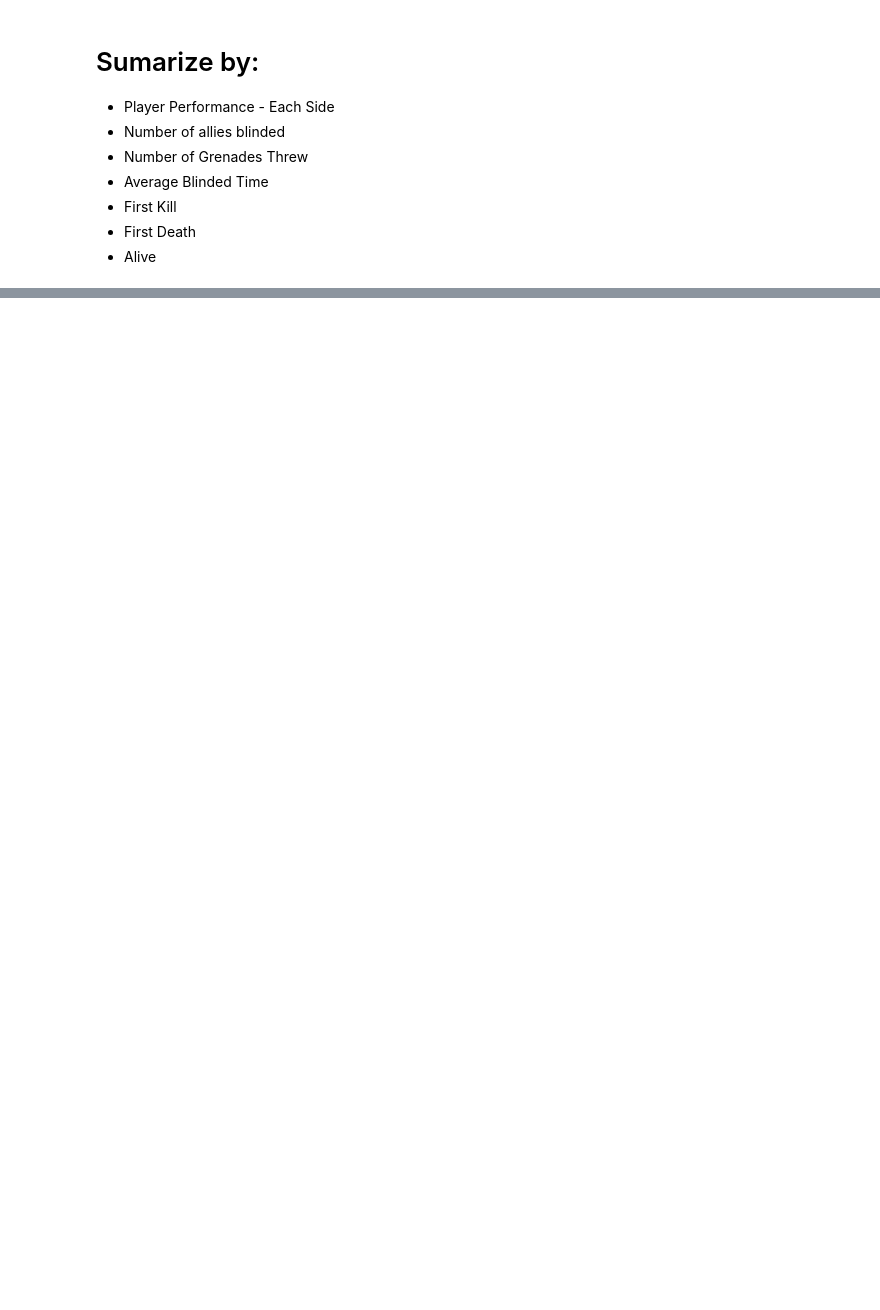
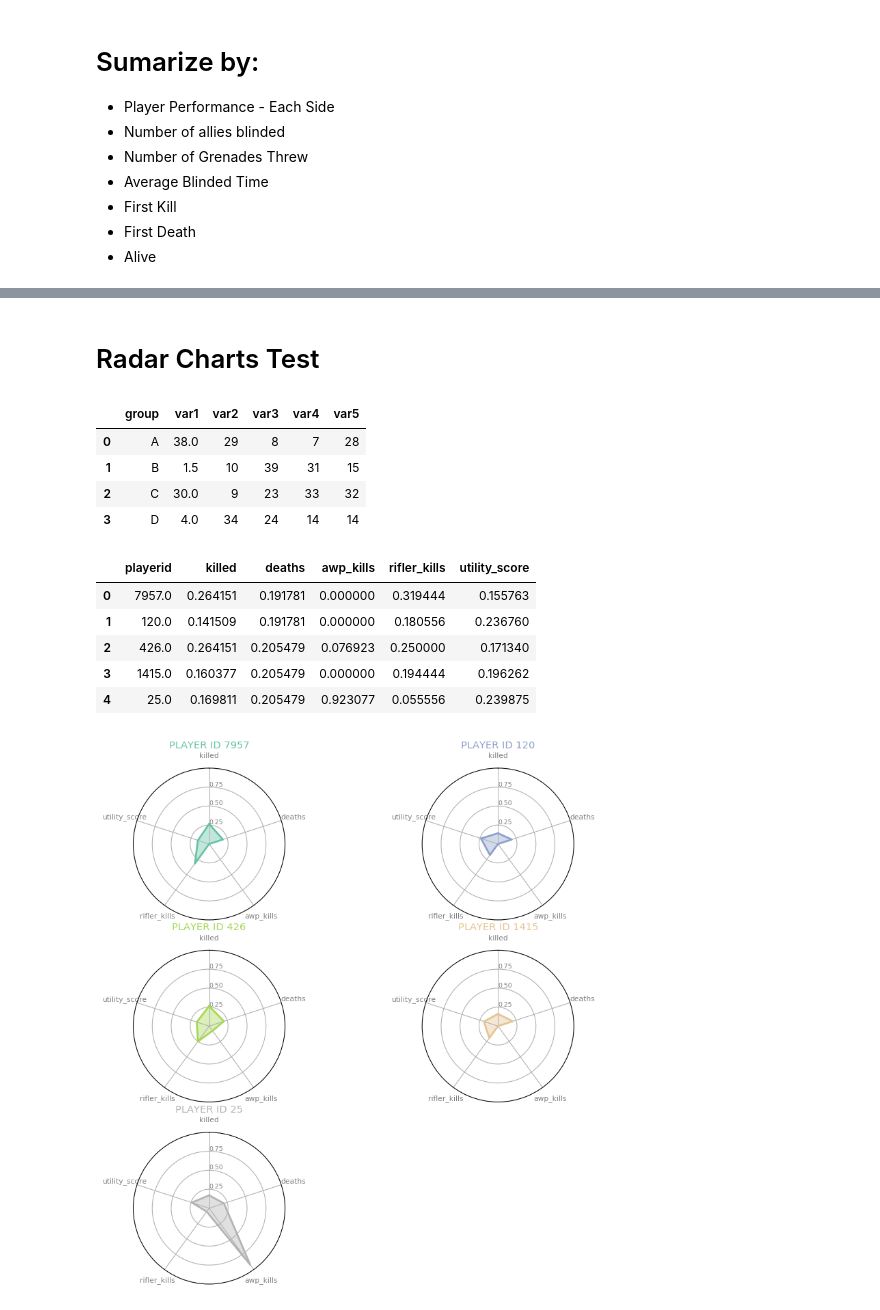
Before and after one commit to nickrvieira/analyzing_cs_go_data, a Jupyter notebook: Analyzing CS_GO Data.ipynb, the cells around one changed output, grey strips where cells are left out. Drawn from its saved outputs; the diff is of its cells as text; code cells hidden in the pictures; blank space fills up the shorter version.

```diff
--- a/Analyzing CS_GO Data.ipynb
+++ b/Analyzing CS_GO Data.ipynb
@@ -283,0 +417,75 @@ array(['bayonet', 'knife_t', 'knife_survival_bowie', 'knife_m9_bayonet',
+# %% [markdown]
+# Radar Charts Test
+# %%
+# Set data
+df = pd.DataFrame({
+'group': ['A','B','C','D'],
+'var1': [38, 1.5, 30, 4],
+'var2': [29, 10, 9, 34],
+'var3': [8, 39, 23, 24],
+'var4': [7, 31, 33, 14],
+'var5': [28, 15, 32, 14]
+})
+
+display(df)
+df = scaled_tr.reset_index()
+display(df)
+
+
+def make_spider( row, title, color):
+    # number of variable
+    categories=list(df)[1:]
+    N = len(categories)
+
+    # What will be the angle of each axis in the plot? (we divide the plot / number of variable)
+    angles = [n / float(N) * 2 * pi for n in range(N)]
+    angles += angles[:1]
+
+    # Initialise the spider plot
+    ax = plt.subplot(3,2,row+1, polar=True, )
+
+    # If you want the first axis to be on top:
+    ax.set_theta_offset(pi / 2)
+    ax.set_theta_direction(-1)
+
+    # Draw one axe per variable + add labels labels yet
+    plt.xticks(angles[:-1], categories, color='grey', size=8)
+
+    # Draw ylabels
+    ax.set_rlabel_position(0)
+    plt.yticks([0.25,0.50,0.75], ["0.25","0.50","0.75"], color="grey", size=7)
+    plt.ylim(0,1)
+
+    # Ind1
+    values=df.loc[row].drop('playerid').values.flatten().tolist()
+    values += values[:1]
+    ax.plot(angles, values, color=color, linewidth=2, linestyle='solid')
+    ax.fill(angles, values, color=color, alpha=0.4)
+
+    # Add a title
+    plt.title(title, size=11, color=color, y=1.1)
+
+# ------- PART 2: Apply to all individuals
+# initialize the figure
+my_dpi=96
+plt.figure(figsize=(1000/my_dpi, 1000/my_dpi), dpi=my_dpi)
+
+# Create a color palette:
+my_palette = plt.cm.get_cmap("Set2", len(df.index))
+
+# Loop to plot
+for row in range(0, len(df.index)):
+    make_spider( row=row, title='PLAYER ID '+str(int(df['playerid'][row])), color=my_palette(row))
+# %% [output]
+|  | group | var1 | var2 | var3 | var4 | var5 |
+| 0 | A | 38.0 | 29 | 8 | 7 | 28 |
+| 1 | B | 1.5 | 10 | 39 | 31 | 15 |
+| 2 | C | 30.0 | 9 | 23 | 33 | 32 |
+| 3 | D | 4.0 | 34 | 24 | 14 | 14 |
+|  | playerid | killed | deaths | awp_kills | rifler_kills | utility_score |
+| 0 | 7957.0 | 0.264151 | 0.191781 | 0.000000 | 0.319444 | 0.155763 |
+| 1 | 120.0 | 0.141509 | 0.191781 | 0.000000 | 0.180556 | 0.236760 |
+| 2 | 426.0 | 0.264151 | 0.205479 | 0.076923 | 0.250000 | 0.171340 |
+| 3 | 1415.0 | 0.160377 | 0.205479 | 0.000000 | 0.194444 | 0.196262 |
+| 4 | 25.0 | 0.169811 | 0.205479 | 0.923077 | 0.055556 | 0.239875 |
+[figure, added]
```
Also changed, not shown: parts of 21 cells of this notebook, 2 other files.
